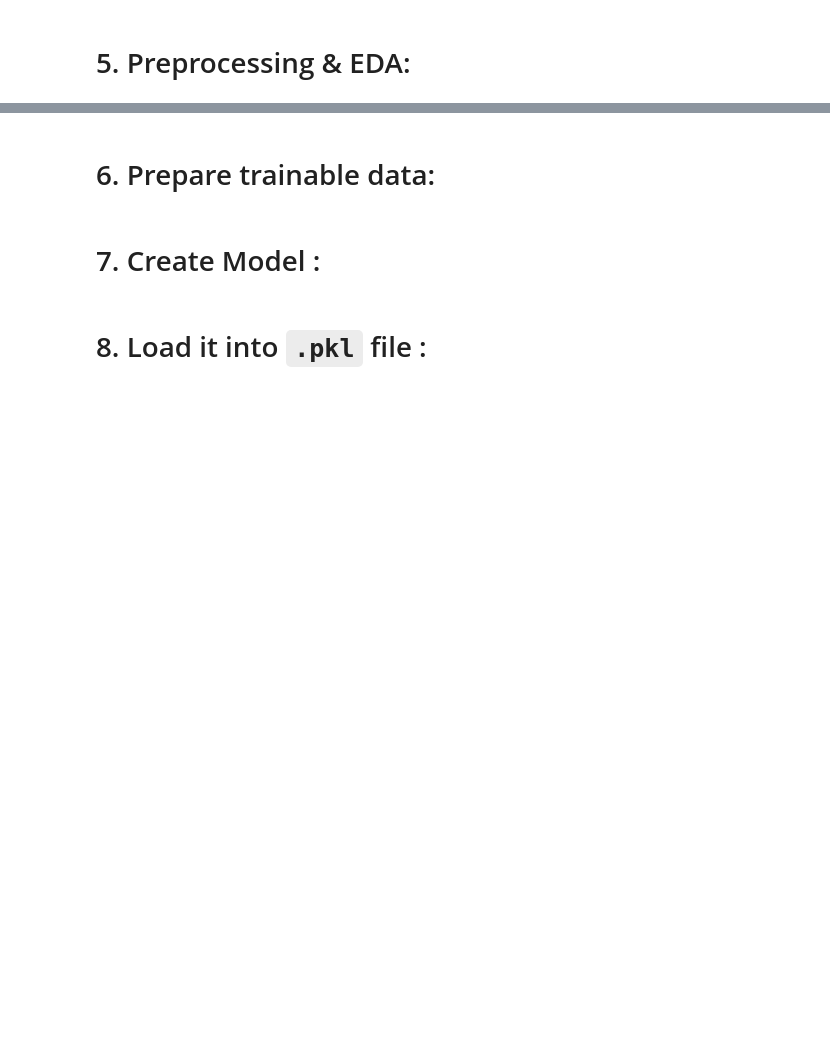
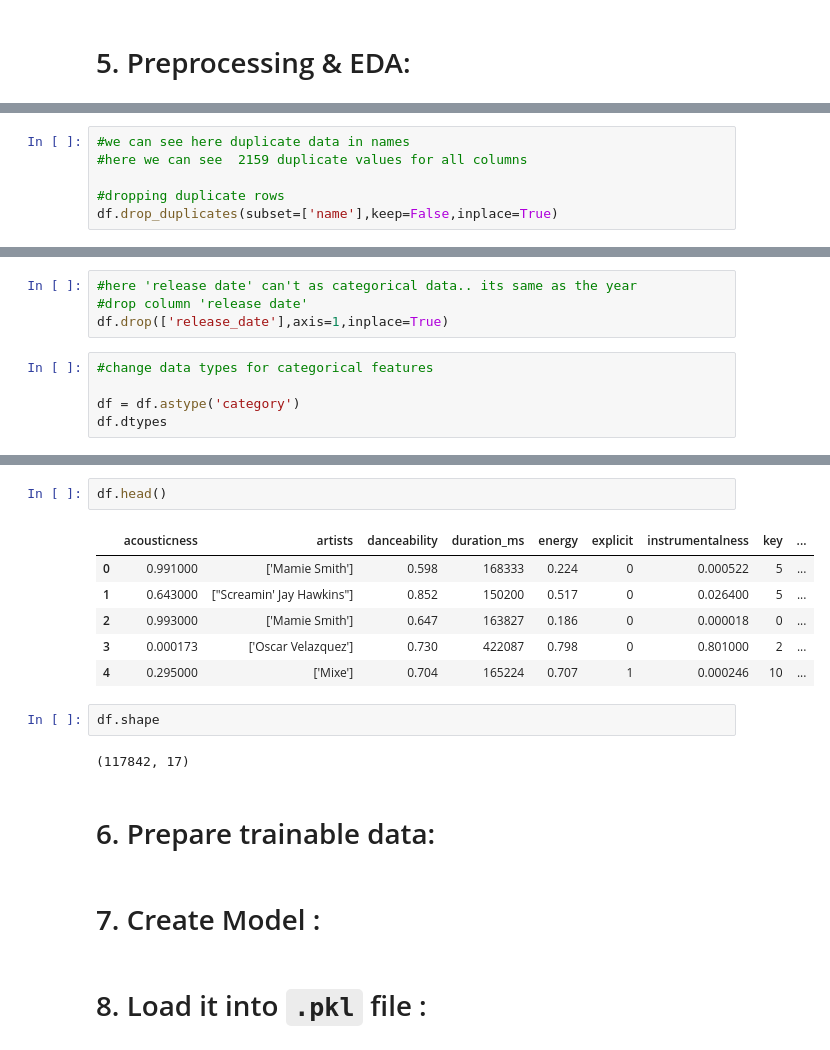
Before and after one commit to gdscjgec/Rhythm-Finder, a Jupyter notebook: Rhythm-Finder Data Processing and Model Preparation Notebook.ipynb, the cells around one changed output, grey strips where cells are left out. Drawn from its saved outputs; the diff is of its cells as text; blank space fills up the shorter version.

```diff
--- a/Rhythm-Finder Data Processing and Model Preparation Notebook.ipynb
+++ b/Rhythm-Finder Data Processing and Model Preparation Notebook.ipynb
@@ -121,0 +193,6 @@ df.describe()
+# %%
+#we can see here duplicate data in names
+#here we can see  2159 duplicate values for all columns
+
+#dropping duplicate rows
+df.drop_duplicates(subset=['name'],keep=False,inplace=True)
@@ -121,0 +227,9 @@ df.describe()
+# %%
+#here 'release date' can't as categorical data.. its same as the year
+#drop column 'release date'
+df.drop(['release_date'],axis=1,inplace=True)
+# %%
+#change data types for categorical features
+
+df = df.astype('category')
+df.dtypes
@@ -122,3 +263,16 @@ df.describe()
+# %%
+df.head()
+# %% [output]
+|  | acousticness | artists | danceability | duration_ms | energy | explicit | instrumentalness | key | ... |
+| 0 | 0.991000 | ['Mamie Smith'] | 0.598 | 168333 | 0.224 | 0 | 0.000522 | 5 | ... |
+| 1 | 0.643000 | ["Screamin' Jay Hawkins"] | 0.852 | 150200 | 0.517 | 0 | 0.026400 | 5 | ... |
+| 2 | 0.993000 | ['Mamie Smith'] | 0.647 | 163827 | 0.186 | 0 | 0.000018 | 0 | ... |
+| 3 | 0.000173 | ['Oscar Velazquez'] | 0.730 | 422087 | 0.798 | 0 | 0.801000 | 2 | ... |
+| 4 | 0.295000 | ['Mixe'] | 0.704 | 165224 | 0.707 | 1 | 0.000246 | 10 | ... |
+# %%
+df.shape
+# %% [output]
+(117842, 17)
 # %% [markdown]
 # 6. Prepare trainable data:
 # %% [markdown]
```
Also changed, not shown: parts of 12 cells of this notebook.
